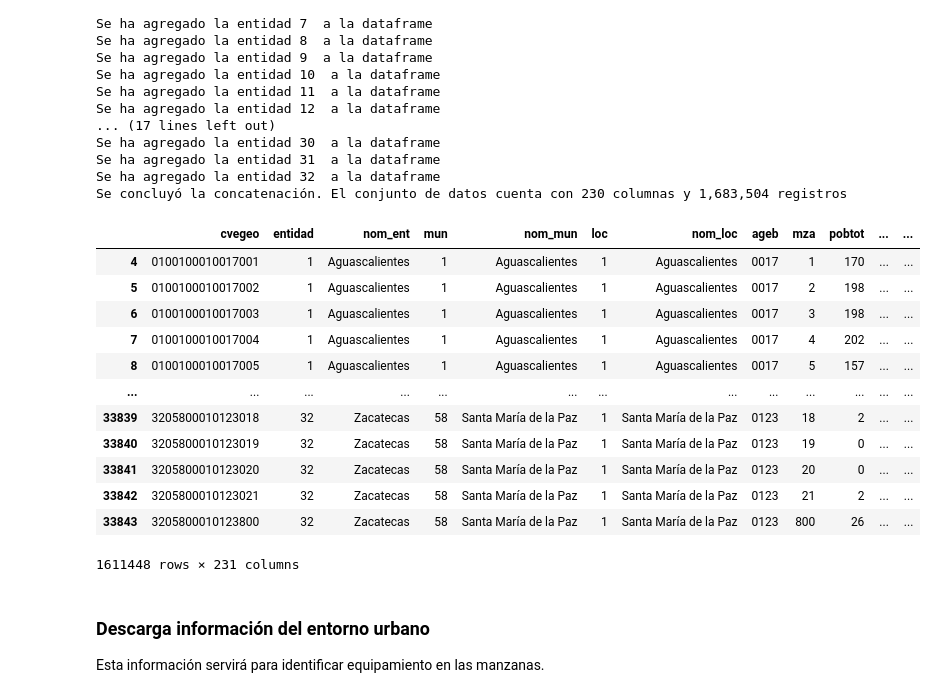
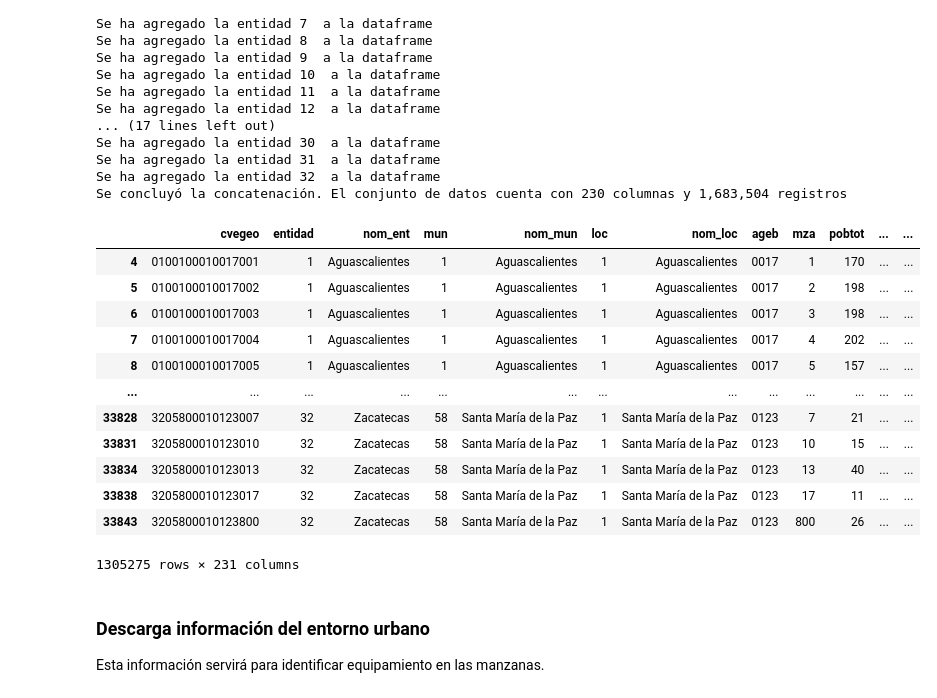
Before and after one commit to claudiodanielpc/datavivi, a Jupyter notebook: indica_infra_vivi.ipynb, the cells around one changed output. Cells and saved outputs as stored; diff of their text form; code cells hidden in the pictures.

```diff
--- a/indica_infra_vivi.ipynb
+++ b/indica_infra_vivi.ipynb
@@ -121,33 +121,38 @@ Se concluyó la concatenación. El conjunto de datos cuenta con 230 columnas y 1
 # %%
 df_limpia=df.copy()
 #Crear clave geoestadística
 df_limpia['cvegeo'] = df_limpia['entidad'].astype(str).str.zfill(2) + df_limpia['mun'].astype(str).str.zfill(3) + df_limpia['loc'].astype(str).str.zfill(4) + df_limpia['ageb'].astype(str).str.zfill(4) + df_limpia['mza'].astype(str).str.zfill(3)
 columnas = ['cvegeo'] + [col for col in df_limpia.columns if col != 'cvegeo']
 df_limpia = df_limpia[columnas]
 #Eliminar agregados de entidad.
 df_limpia=df_limpia[df_limpia['mun']!=0]
 #Eliminar agregados de municipio.
 df_limpia=df_limpia[df_limpia['loc']!=0]
 #Eliminar agregados de localidad.
 df_limpia=df_limpia[df_limpia['ageb']!='0000']
 #Eliminar agregados de manzana.
 df_limpia=df_limpia[df_limpia['mza']!=0]
+df_limpia.iloc[:,8:]=df_limpia.iloc[:,8:].apply(pd.to_numeric, errors='coerce')
+df_limpia=df_limpia[df_limpia['tvivparhab']!=0]
+df_limpia=df_limpia[df_limpia['tvivparhab'].notna()]
+#Transformar nans a ceros
+df_limpia=df_limpia.fillna(0)
 
 df_limpia
 # %% [output]
 |  | cvegeo | entidad | nom_ent | mun | nom_mun | loc | nom_loc | ageb | mza | pobtot | ... | ... |
 | 4 | 0100100010017001 | 1 | Aguascalientes | 1 | Aguascalientes | 1 | Aguascalientes | 0017 | 1 | 170 | ... | ... |
 | 5 | 0100100010017002 | 1 | Aguascalientes | 1 | Aguascalientes | 1 | Aguascalientes | 0017 | 2 | 198 | ... | ... |
 | 6 | 0100100010017003 | 1 | Aguascalientes | 1 | Aguascalientes | 1 | Aguascalientes | 0017 | 3 | 198 | ... | ... |
 | 7 | 0100100010017004 | 1 | Aguascalientes | 1 | Aguascalientes | 1 | Aguascalientes | 0017 | 4 | 202 | ... | ... |
 | 8 | 0100100010017005 | 1 | Aguascalientes | 1 | Aguascalientes | 1 | Aguascalientes | 0017 | 5 | 157 | ... | ... |
 | ... | ... | ... | ... | ... | ... | ... | ... | ... | ... | ... | ... | ... |
-| 33839 | 3205800010123018 | 32 | Zacatecas | 58 | Santa María de la Paz | 1 | Santa María de la Paz | 0123 | 18 | 2 | ... | ... |
-| 33840 | 3205800010123019 | 32 | Zacatecas | 58 | Santa María de la Paz | 1 | Santa María de la Paz | 0123 | 19 | 0 | ... | ... |
-| 33841 | 3205800010123020 | 32 | Zacatecas | 58 | Santa María de la Paz | 1 | Santa María de la Paz | 0123 | 20 | 0 | ... | ... |
-| 33842 | 3205800010123021 | 32 | Zacatecas | 58 | Santa María de la Paz | 1 | Santa María de la Paz | 0123 | 21 | 2 | ... | ... |
+| 33828 | 3205800010123007 | 32 | Zacatecas | 58 | Santa María de la Paz | 1 | Santa María de la Paz | 0123 | 7 | 21 | ... | ... |
+| 33831 | 3205800010123010 | 32 | Zacatecas | 58 | Santa María de la Paz | 1 | Santa María de la Paz | 0123 | 10 | 15 | ... | ... |
+| 33834 | 3205800010123013 | 32 | Zacatecas | 58 | Santa María de la Paz | 1 | Santa María de la Paz | 0123 | 13 | 40 | ... | ... |
+| 33838 | 3205800010123017 | 32 | Zacatecas | 58 | Santa María de la Paz | 1 | Santa María de la Paz | 0123 | 17 | 11 | ... | ... |
 | 33843 | 3205800010123800 | 32 | Zacatecas | 58 | Santa María de la Paz | 1 | Santa María de la Paz | 0123 | 800 | 26 | ... | ... |
-1611448 rows × 231 columns
+1305275 rows × 231 columns
 # %% [markdown]
 ### Descarga información del entorno urbano
 Esta información servirá para identificar equipamiento en las manzanas.
```
Also changed, not shown: parts of 9 cells of this notebook.
